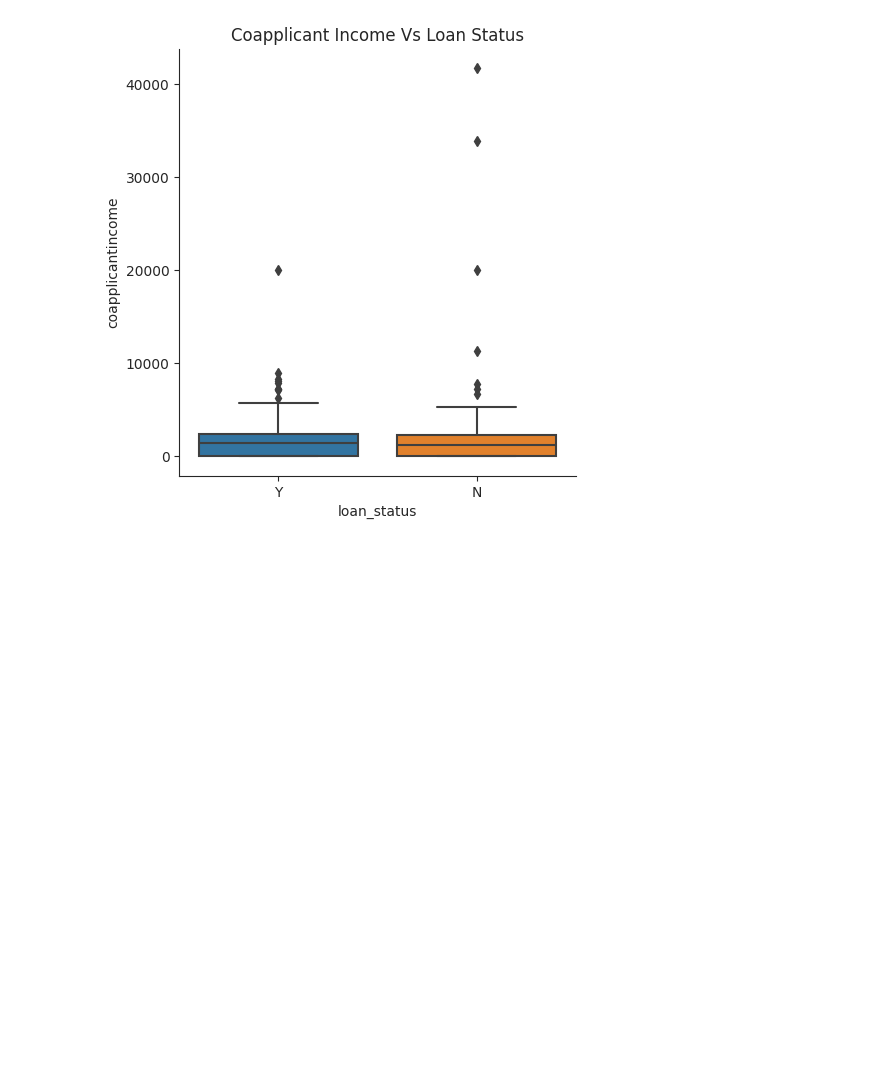
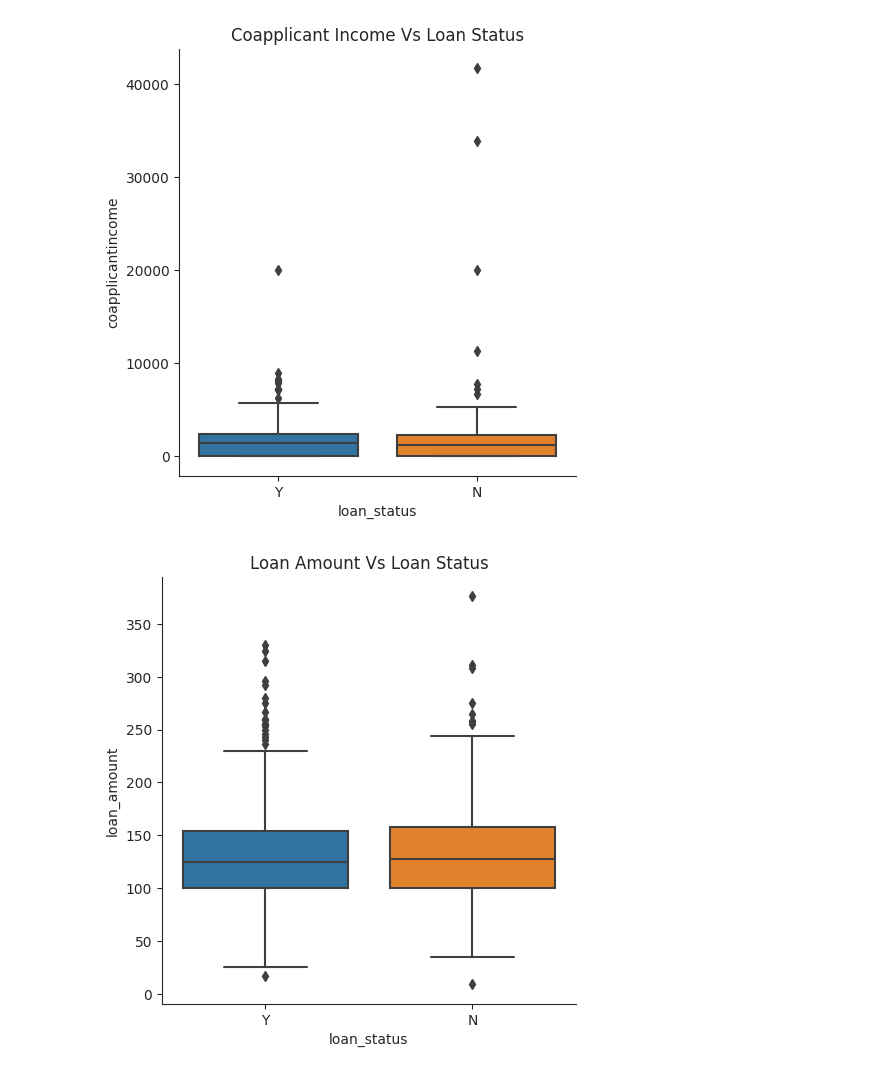
Before and after one commit to giusmahnn/NoteBook, a Jupyter notebook: loan_prediction/loan_prediction.ipynb, the cells around one changed output. Drawn from its saved outputs; the diff is of its cells as text; code cells hidden in the pictures; blank space fills up the shorter version.

```diff
--- a/loan_prediction/loan_prediction.ipynb
+++ b/loan_prediction/loan_prediction.ipynb
@@ -234,3 +234,11 @@ upper_bound = Q3 + 1.5 * IQR
 
 # Remove outliers
 df = df[(df['coapplicantincome'] >= lower_bound) & (df['coapplicantincome'] <= upper_bound)]
+# %%
+with sns.axes_style(style='ticks'):
+    g = sns.catplot(df,x='loan_status',y='loan_amount',
+                    kind='box')
+    g.set_axis_labels('loan_status', 'loan_amount')
+    plt.title('Loan Amount Vs Loan Status');
+# %% [output]
+[figure, added]
```
